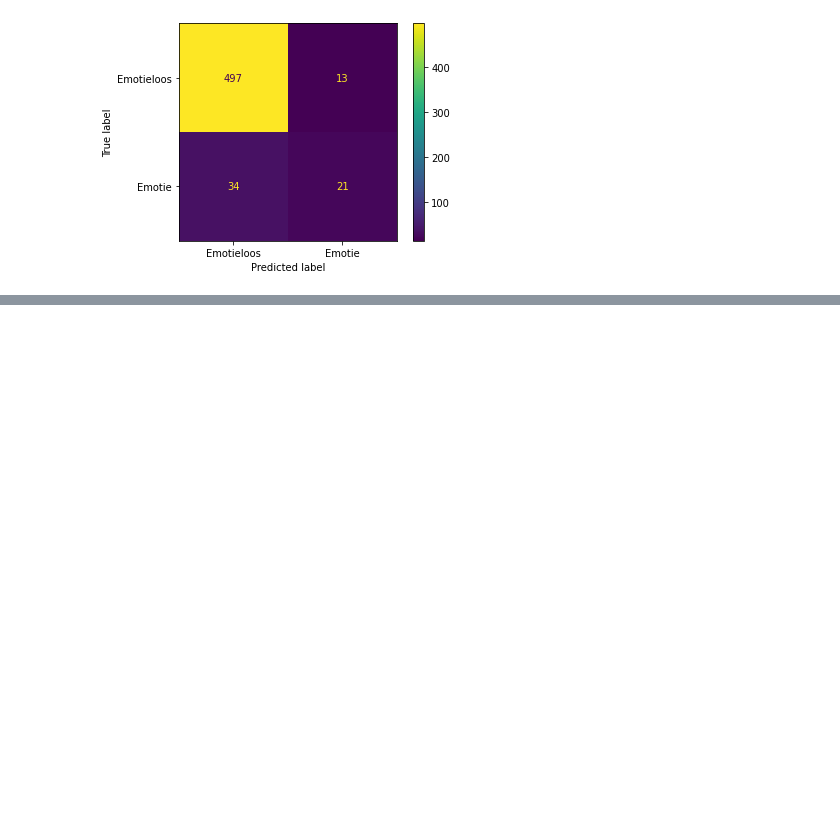
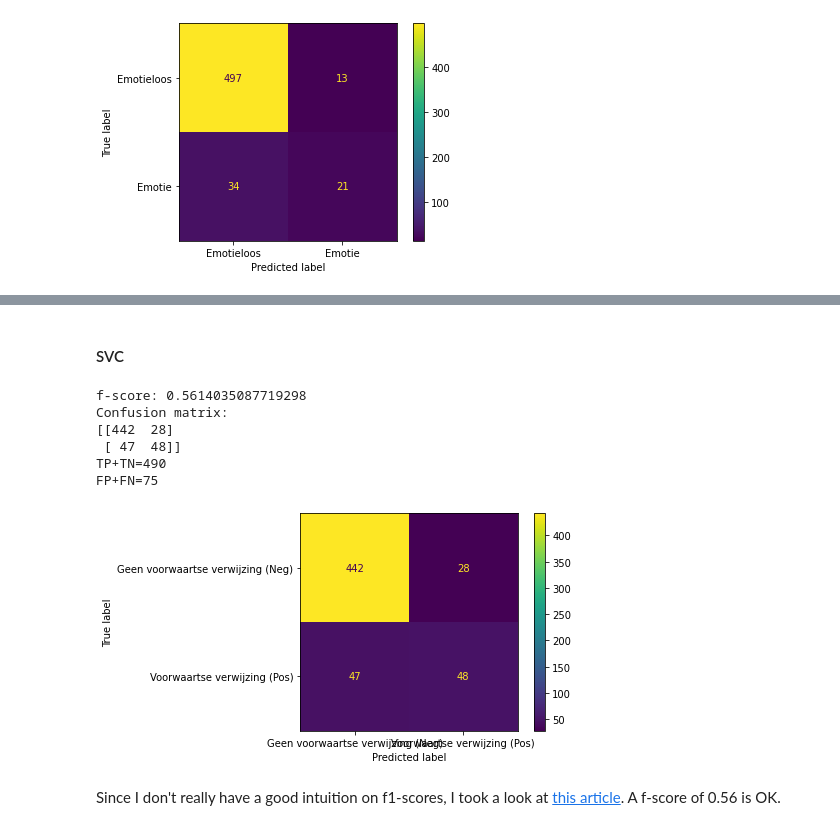
Before and after one commit to arnodeceuninck/news-headlines-research, a Jupyter notebook: 1 Label classification.ipynb, the cells around one changed output, grey strips where cells are left out. Drawn from its saved outputs; the diff is of its cells as text; code cells hidden in the pictures; blank space fills up the shorter version.

```diff
--- a/1 Label classification.ipynb
+++ b/1 Label classification.ipynb
@@ -1601,0 +1693,20 @@ confusion_matrix(valid_y, predictions)
+# %% [markdown]
+#### SVC
+# %%
+from sklearn import svm
+
+clf = svm.LinearSVC(random_state=0)
+clf.fit(st_xtrain_tfidf, st_train_y)
+predictions = clf.predict(xvalid_tfidf)
+
+evaluate(valid_y, predictions)
+# %% [output]
+f-score: 0.5614035087719298
+Confusion matrix:
+[[442  28]
+ [ 47  48]]
+TP+TN=490
+FP+FN=75
+[figure, added]
+# %% [markdown]
+Since I don't really have a good intuition on f1-scores, I took a look at [this article](https://stephenallwright.com/good-f1-score/). A f-score of 0.56 is OK.
```
Also changed, not shown: parts of 35 cells of this notebook.
